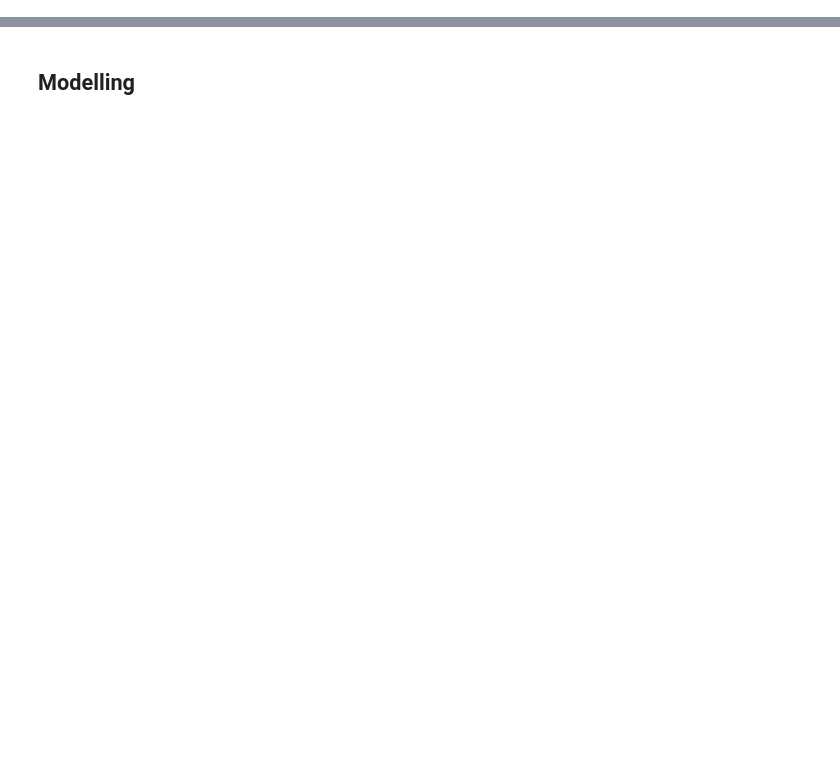
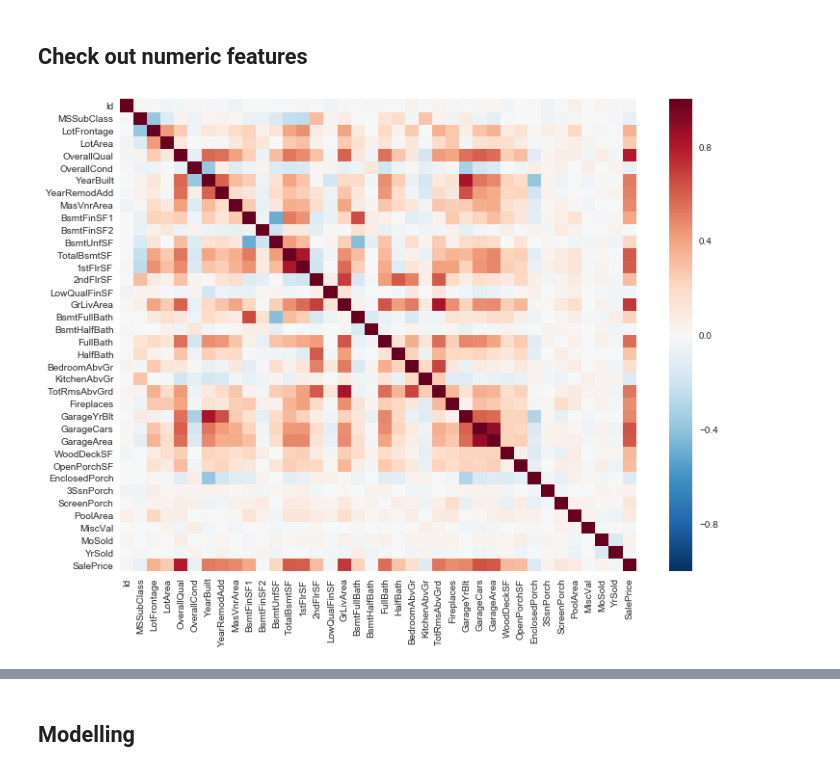
Before and after one commit to emmaren/House-Prices-Kaggle-Competition, a Jupyter notebook: House Price Kaggle Competition.ipynb, the cells around one changed output, grey strips where cells are left out. Drawn from its saved outputs; the diff is of its cells as text; code cells hidden in the pictures; blank space fills up the shorter version.

```diff
--- a/House Price Kaggle Competition.ipynb
+++ b/House Price Kaggle Competition.ipynb
@@ -107,8 +0,0 @@ sns.heatmap(corrmat, vmax=.8, square=False);
-# %%
-# saleprice correlation matrix (zoomed heat map)
-k = 10 # number of variables for heatmap
-cols = corrmat.nlargest(k,"SalePrice")['SalePrice'].index
-cm = np.corrcoef(df_train[cols].values.T)
-sns.set(font_scale=1.25)
-hm = sns.heatmap(cm, cbar=True, annot=True, square=True, fmt='.2f', annot_kws={'size': 10}, yticklabels=cols.values, xticklabels=cols.values)
-# plt.show()
@@ -117,5 +0,0 @@ hm = sns.heatmap(cm, cbar=True, annot=True, square=True, fmt='.2f', annot_kws={'
-# %%
-sns.set()
-cols = ['SalePrice', 'OverallQual', 'GrLivArea', 'GarageCars', 'TotalBsmtSF', 'FullBath', 'YearBuilt']
-sns.pairplot(df_train[cols], size = 2.5)
-# plt.show();
@@ -328,0 +16,3 @@ Remaining NAs for categorical features in train : 0
+# %%
+train = pd.read_csv("train.csv")
+test = pd.read_csv("test.csv")
@@ -328,0 +43,10 @@ Remaining NAs for categorical features in train : 0
+# %% [markdown]
+## Check out numeric features
+# %%
+# Check numeric feature correlations using Heatmap
+# Correlation matrix
+corrmat = train.corr()
+f, ax = plt.subplots(figsize=(12, 9))
+sns.heatmap(corrmat, vmax=1.0, square=False);
+# %% [output]
+[figure, added]
```
Also changed, not shown: parts of 103 cells of this notebook.
